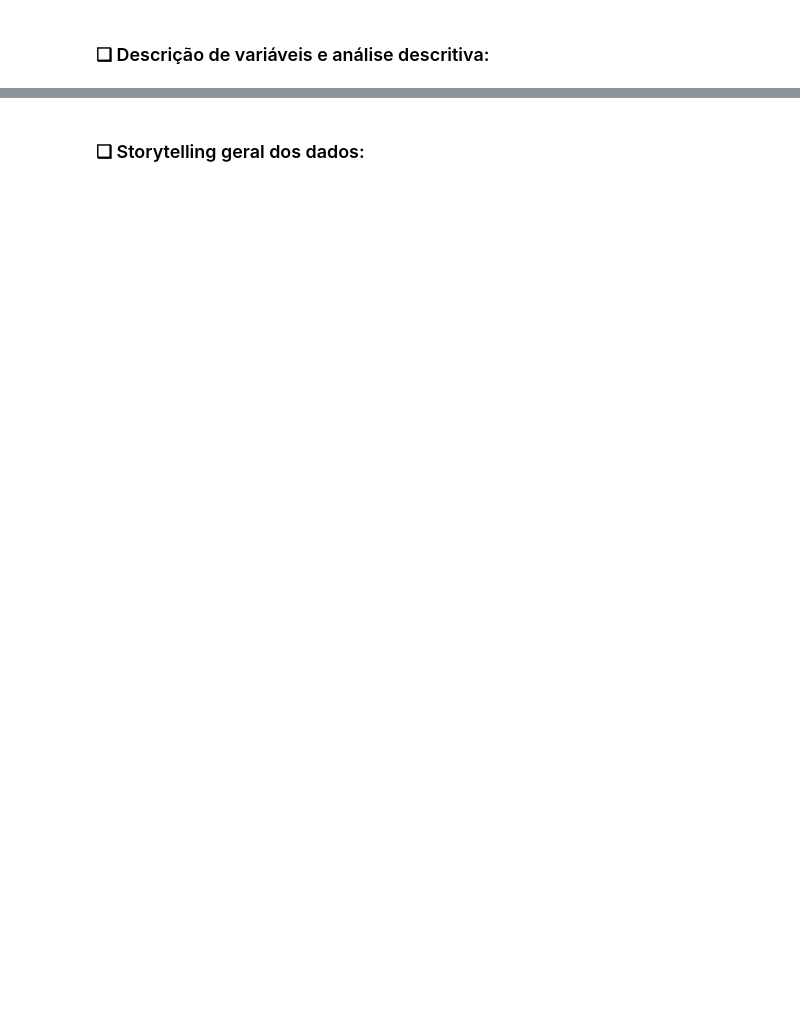
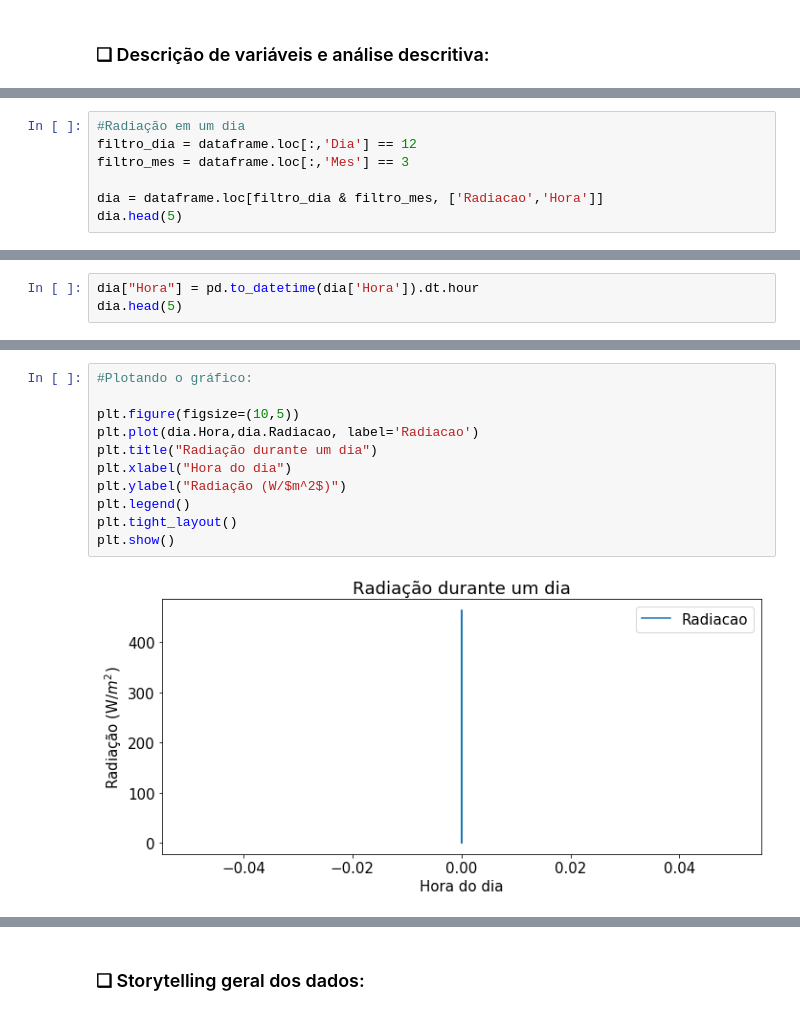
Before and after one commit to GustavoG-bot/projeto2data, a Jupyter notebook: projeto2.ipynb, the cells around one changed output, grey strips where cells are left out. Cells and saved outputs as stored; diff of their text form; blank space fills up the shorter version.

```diff
--- a/projeto2.ipynb
+++ b/projeto2.ipynb
@@ -172,0 +214,7 @@ SyntaxError: invalid syntax (<ipython-input-11-76ccb388af4e>, line 2)
+# %%
+#Radiação em um dia
+filtro_dia = dataframe.loc[:,'Dia'] == 12
+filtro_mes = dataframe.loc[:,'Mes'] == 3
+
+dia = dataframe.loc[filtro_dia & filtro_mes, ['Radiacao','Hora']]
+dia.head(5)
@@ -172,0 +228,3 @@ SyntaxError: invalid syntax (<ipython-input-11-76ccb388af4e>, line 2)
+# %%
+dia["Hora"] = pd.to_datetime(dia['Hora']).dt.hour
+dia.head(5)
@@ -172,0 +238,13 @@ SyntaxError: invalid syntax (<ipython-input-11-76ccb388af4e>, line 2)
+# %%
+#Plotando o gráfico:
+
+plt.figure(figsize=(10,5))
+plt.plot(dia.Hora,dia.Radiacao, label='Radiacao')
+plt.title("Radiação durante um dia")
+plt.xlabel("Hora do dia")
+plt.ylabel("Radiação (W/$m^2$)")
+plt.legend()
+plt.tight_layout()
+plt.show()
+# %% [output]
+[figure, added]
```
Also changed, not shown: parts of 14 cells of this notebook.
